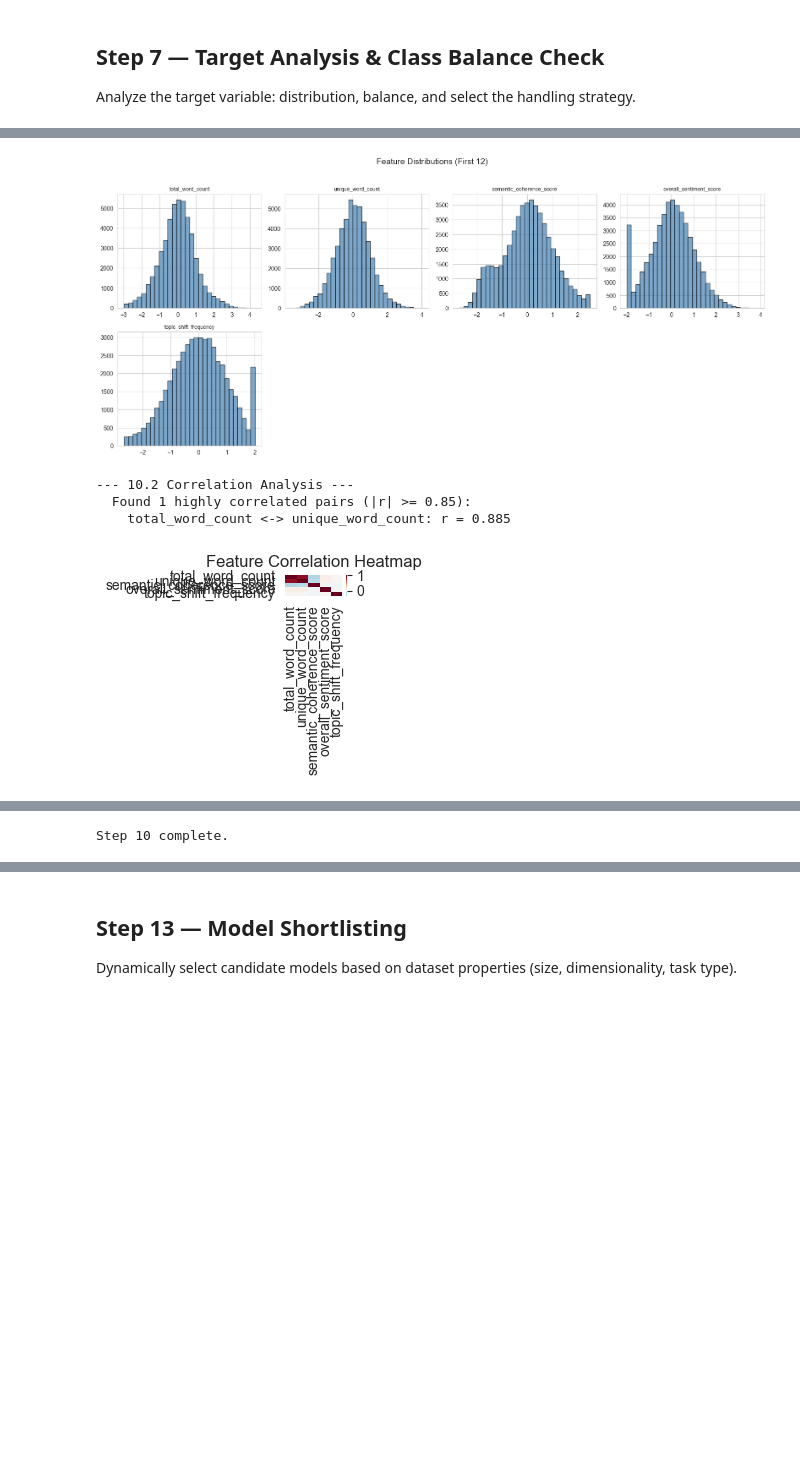
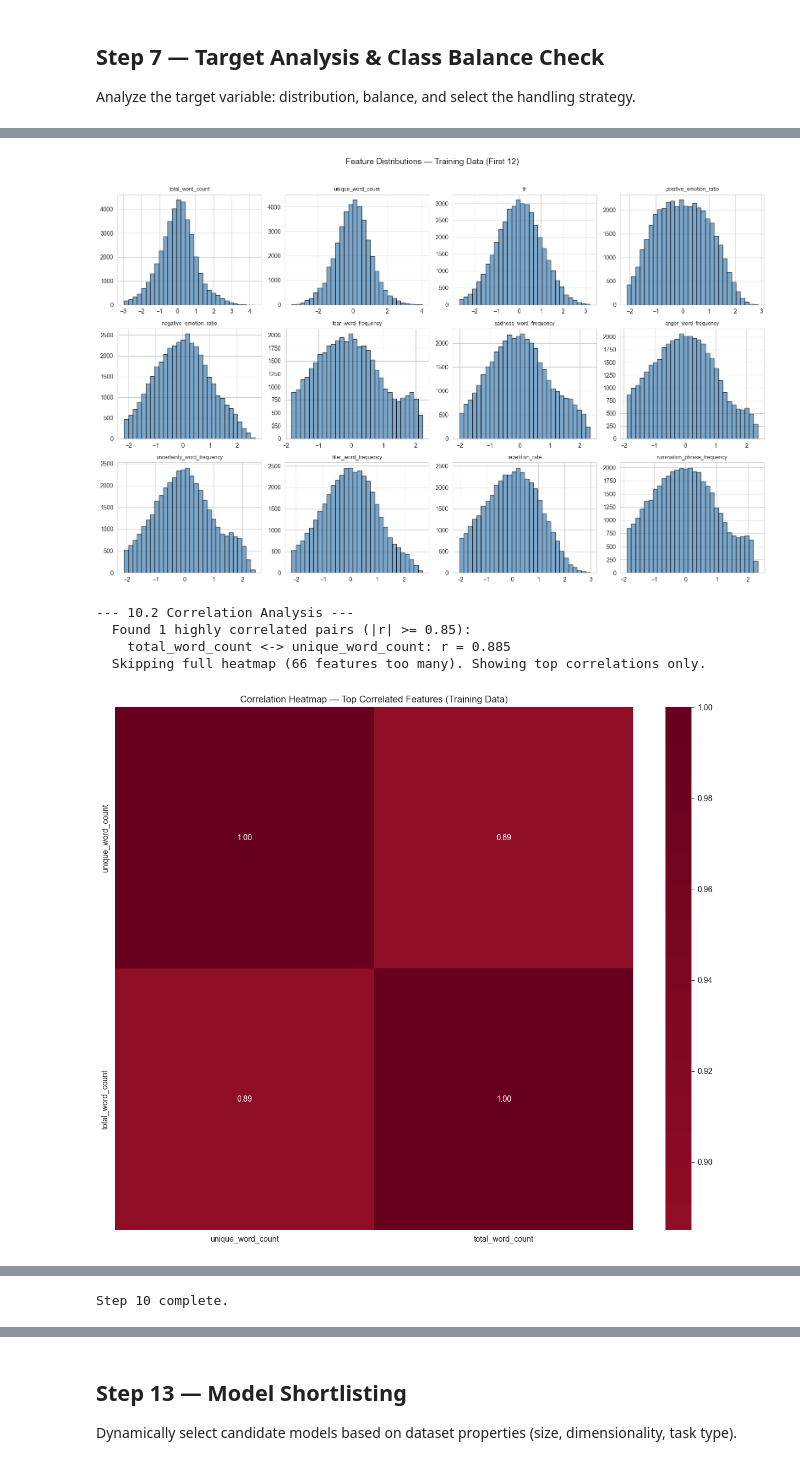
Before and after one commit to VICKYPATIL2525/Mindspace-ml-pipeline-text-to-mentel-health-class, a Jupyter notebook: full-final-pipeline.ipynb, the cells around one changed output, grey strips where cells are left out. Drawn from its saved outputs; the diff is of its cells as text; code cells hidden in the pictures; blank space fills up the shorter version.

```diff
--- a/full-final-pipeline.ipynb
+++ b/full-final-pipeline.ipynb
@@ -402,11 +416,22 @@ leakage_cols = []
 for col in df.columns:
     if col == TARGET_COLUMN or col in columns_to_drop:
         continue
-    # Check if this column has a perfect 1-to-1 mapping with the target
+    # Check 1: perfect 1-to-1 mapping with the target
     if df[col].dtype == 'object' or df[col].nunique() <= df[TARGET_COLUMN].nunique():
         mapping = df[[TARGET_COLUMN, col]].drop_duplicates()
         if len(mapping) == df[TARGET_COLUMN].nunique() and mapping[col].nunique() == df[TARGET_COLUMN].nunique():
             leakage_cols.append(col)
+            continue
+    # Check 2: binary column that perfectly indicates a single target class
+    #   e.g. target_Depression=1 iff profile='Depression' — one-hot leakage
+    unique_vals = set(df[col].dropna().unique())
+    if unique_vals == {0, 1} or unique_vals == {0.0, 1.0} or unique_vals == {True, False}:
+        for cls in df[TARGET_COLUMN].unique():
+            cls_mask = (df[TARGET_COLUMN] == cls)
+            col_mask = (df[col] == 1)
+            if cls_mask.equals(col_mask):
+                leakage_cols.append(col)
+                break
 
 if leakage_cols:
     print(f'  Found {len(leakage_cols)} column(s) with perfect target mapping (LEAKAGE):')
@@ -504,8 +529,12 @@ if len(null_remaining) > 0:
 else:
     print('  No remaining null values. No imputation needed.')
 
+# ─── 6.3 Reset index (prevents misalignment after row removal) ──────
+df = df.reset_index(drop=True)
+
 print(f'\n  Clean dataset shape   : {df.shape}')
 print(f'  Remaining null values : {df.isnull().sum().sum()}')
+print(f'  Index reset to 0..{len(df)-1} (clean alignment)')
 
 PIPELINE_STATE['auto_clean'] = {
     'columns_dropped': safe_to_drop,
@@ -939,17 +1065,17 @@ Run distribution analysis, correlation analysis, and statistical tests to unders
 # %%
 print('=' * 70)
-print('STEP 10: EXPLORATORY DATA ANALYSIS & VISUALIZATION')
+print('STEP 10: EXPLORATORY DATA ANALYSIS & VISUALIZATION (TRAIN ONLY)')
 print('=' * 70)
 
-numeric_cols_eda = X_df.select_dtypes(include=[np.number]).columns.tolist()
+numeric_cols_eda = X_train_df.select_dtypes(include=[np.number]).columns.tolist()
 n_feat = len(numeric_cols_eda)
-print(f'\nAnalyzing {n_feat} numeric features...\n')
+print(f'\nAnalyzing {n_feat} numeric features (training data only)...\n')
 
 # ─── 10.1 Distribution Analysis ─────────────────────────────────────
 print('--- 10.1 Feature Distribution Analysis ---')
 skewness_report = {}
 for col in numeric_cols_eda:
-    vals = X_df[col].dropna()
+    vals = X_train_df[col].dropna()
     sk = float(stats.skew(vals)) if len(vals) > 2 else 0.0
     kt = float(stats.kurtosis(vals)) if len(vals) > 2 else 0.0
     skewness_report[col] = {'skewness': round(sk, 4), 'kurtosis': round(kt, 4)}
@@ -968,18 +1094,18 @@ if n_plot > 0:
     axes = axes.flatten()
     for i in range(n_plot):
         col = numeric_cols_eda[i]
-        axes[i].hist(X_df[col].dropna(), bins=30, edgecolor='black', alpha=0.7,
+        axes[i].hist(X_train_df[col].dropna(), bins=30, edgecolor='black', alpha=0.7,
                      color='steelblue')
         axes[i].set_title(col, fontsize=9)
     for i in range(n_plot, len(axes)):
         axes[i].set_visible(False)
-    plt.suptitle('Feature Distributions (First 12)', fontsize=14, y=1.02)
+    plt.suptitle('Feature Distributions — Training Data (First 12)', fontsize=14, y=1.02)
     plt.tight_layout()
     plt.show()
 
 # ─── 10.2 Correlation Analysis ──────────────────────────────────────
 print('\n--- 10.2 Correlation Analysis ---')
-corr_matrix = X_df[numeric_cols_eda].corr()
+corr_matrix = X_train_df[numeric_cols_eda].corr()
 
 high_corr_pairs = []
 for i in range(len(corr_matrix.columns)):
@@ -1005,32 +1131,35 @@ if n_feat <= 40:
     fig, ax = plt.subplots(figsize=(min(18, n_feat * 0.6), min(14, n_feat * 0.5)))
     sns.heatmap(corr_matrix, cmap='RdBu_r', center=0, ax=ax,
                 xticklabels=True, yticklabels=True, fmt='.1f')
-    ax.set_title('Feature Correlation Heatmap')
+    ax.set_title('Feature Correlation Heatmap (Training Data)')
     plt.tight_layout()
     plt.show()
 else:
     print(f'  Skipping full heatmap ({n_feat} features too many). Showing top correlations only.')
-    # Show top correlated subset
     if high_corr_pairs:
         top_cols = list(set([c1 for c1, _, _ in high_corr_pairs[:10]] +
                             [c2 for _, c2, _ in high_corr_pairs[:10]]))[:20]
         fig, ax = plt.subplots(figsize=(12, 10))
         sns.heatmap(corr_matrix.loc[top_cols, top_cols], cmap='RdBu_r', center=0,
                     ax=ax, annot=True, fmt='.2f')
-        ax.set_title('Correlation Heatmap (Top Correlated Features)')
+        ax.set_title('Correlation Heatmap — Top Correlated Features (Training Data)')
         plt.tight_layout()
         plt.show()
 
-# ─── 10.3 Statistical Tests ─────────────────────────────────────────
-print('\n--- 10.3 Statistical Tests (Feature vs Target) ---')
+# ─── 10.3 Statistical Tests (on training data) ──────────────────────
+print('\n--- 10.3 Statistical Tests (Feature vs Target — Training Data) ---')
 stat_test_results = {}
 
+# We need target labels aligned with training data for grouping
 if TASK_TYPE == 'classification':
+    # Decode y_train back to class names for grouping
+    train_target_labels = le.inverse_transform(y_train) if le else y_train
+
     print('  Running Kruskal-Wallis H-test (non-parametric) for each feature vs target...')
-    classes_unique = df[TARGET_COLUMN].unique()
+    classes_unique = np.unique(train_target_labels)
 
     for col in numeric_cols_eda:
-        groups = [X_df[col][df[TARGET_COLUMN] == c].dropna().values
+        groups = [X_train_df[col][train_target_labels == c].dropna().values
                   for c in classes_unique]
         groups = [g for g in groups if len(g) >= 2]
         if len(groups) >= 2:
@@ -1057,8 +1186,8 @@ if TASK_TYPE == 'classification':
 else:
     print('  Running Spearman correlation for each feature vs target...')
     for col in numeric_cols_eda:
-        vals = X_df[col].dropna()
-        target_aligned = y[:len(vals)]
+        vals = X_train_df[col].dropna()
+        target_aligned = y_train[:len(vals)]
         if len(vals) >= 3:
             rho, p_val = stats.spearmanr(vals, target_aligned)
             stat_test_results[col] = {
@@ -1079,14 +1208,14 @@ else:
 
 # ─── 10.4 Levene's Test (Equality of Variances) ─────────────────────
 if TASK_TYPE == 'classification':
-    print(f'\n--- 10.4 Levene\'s Test (Equality of Variances Across Classes) ---')
+    print(f'\n--- 10.4 Levene\'s Test (Equality of Variances Across Classes — Train) ---')
     print('  Tests if a feature\'s spread/variance differs across target classes.')
     print('  Unequal variance = feature can distinguish classes by spread, not just mean.')
     levene_results = {}
-    classes_unique_lev = df[TARGET_COLUMN].unique()
+
     for col in numeric_cols_eda:
-        groups = [X_df[col][df[TARGET_COLUMN] == c].dropna().values
-                  for c in classes_unique_lev]
+        groups = [X_train_df[col][train_target_labels == c].dropna().values
+                  for c in classes_unique]
         groups = [g for g in groups if len(g) >= 2]
         if len(groups) >= 2:
             lev_stat, lev_p = stats.levene(*groups)
@@ -1119,14 +1248,14 @@ else:
 
 # ─── 10.5 Box Plots by Class (classification) ───────────────────────
 if TASK_TYPE == 'classification' and len(sorted_tests) > 0:
-    print(f'\n--- 10.5 Box Plots by Class (Top 8 Features) ---')
+    print(f'\n--- 10.5 Box Plots by Class — Training Data (Top 8 Features) ---')
     top_feat_names = [col for col, _ in sorted_tests[:8]]
     n_bp = min(8, len(top_feat_names))
 
     fig, axes = plt.subplots(2, 4, figsize=(20, 10))
     axes = axes.flatten()
-    plot_df = X_df.copy()
-    plot_df['__target__'] = df[TARGET_COLUMN].values
+    plot_df = X_train_df.copy()
+    plot_df['__target__'] = train_target_labels
     for i in range(n_bp):
         col = top_feat_names[i]
         sns.boxplot(data=plot_df, x='__target__', y=col, ax=axes[i],
@@ -1135,7 +1264,7 @@ if TASK_TYPE == 'classification' and len(sorted_tests) > 0:
         axes[i].tick_params(axis='x', rotation=45)
     for i in range(n_bp, len(axes)):
         axes[i].set_visible(False)
-    plt.suptitle('Top Features by Class', fontsize=14, y=1.02)
+    plt.suptitle('Top Features by Class — Training Data', fontsize=14, y=1.02)
     plt.tight_layout()
     plt.show()
 
@@ -1165,5 +1299,6 @@ Analyzing 5 numeric features...
-[figure, old version]
+[figure, new version]
 --- 10.2 Correlation Analysis ---
   Found 1 highly correlated pairs (|r| >= 0.85):
     total_word_count <-> unique_word_count: r = 0.885
+  Skipping full heatmap (66 features too many). Showing top correlations only.
-[figure, old version]
+[figure, new version]
```
Also changed, not shown: parts of 24 cells of this notebook, 1 other file.
